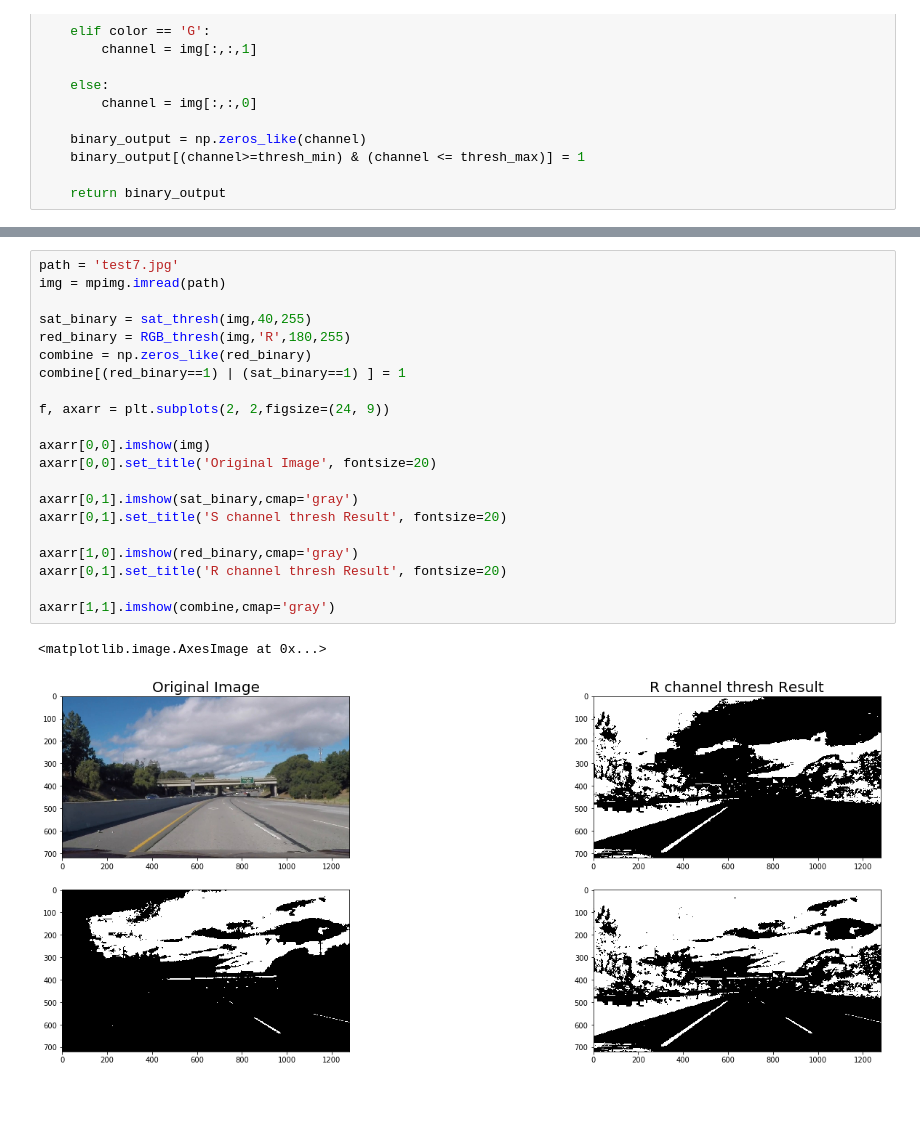
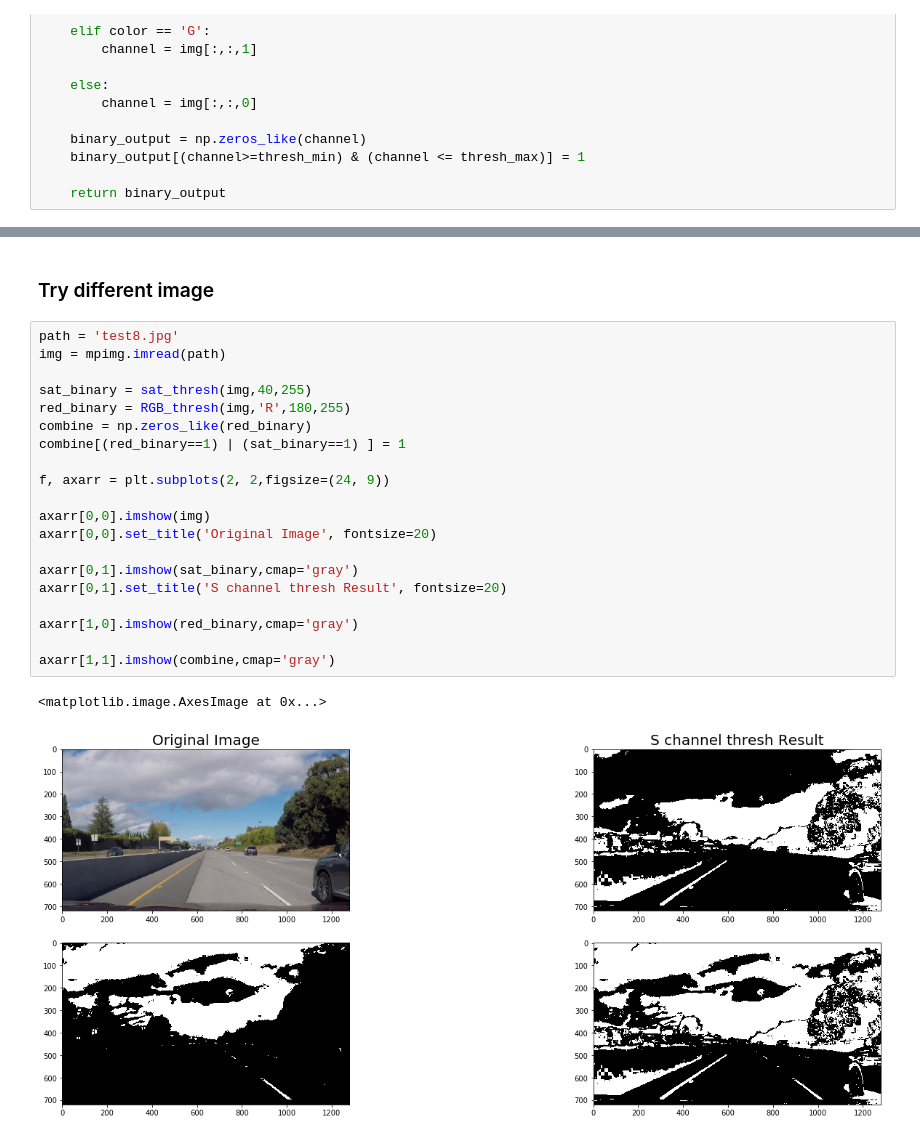
Before and after one commit to root221/CarND-Advanced-Lane-Lines, a Jupyter notebook: LaneFinding.ipynb, the cells around one changed output, grey strips where cells are left out. Saved outputs shown, nothing was run; the diff lists cells and outputs as text; blank space fills up the shorter version.

```diff
--- a/LaneFinding.ipynb
+++ b/LaneFinding.ipynb
@@ -166,24 +196,25 @@ def RGB_thresh(img,color,thresh_min,thresh_max):
+# %% [markdown]
+### Try different image
 # %%
-path = 'test7.jpg'
+path = 'test8.jpg'
 img = mpimg.imread(path)
 
 sat_binary = sat_thresh(img,40,255)
 red_binary = RGB_thresh(img,'R',180,255)
 combine = np.zeros_like(red_binary)
 combine[(red_binary==1) | (sat_binary==1) ] = 1
 
 f, axarr = plt.subplots(2, 2,figsize=(24, 9))
 
 axarr[0,0].imshow(img)
 axarr[0,0].set_title('Original Image', fontsize=20)
 
 axarr[0,1].imshow(sat_binary,cmap='gray')
 axarr[0,1].set_title('S channel thresh Result', fontsize=20)
 
 axarr[1,0].imshow(red_binary,cmap='gray')
-axarr[0,1].set_title('R channel thresh Result', fontsize=20)
 
 axarr[1,1].imshow(combine,cmap='gray')
 # %% [output]
 <matplotlib.image.AxesImage at 0x...>
-[figure, old version]
+[figure, new version]
```
Also changed, not shown: parts of 20 cells of this notebook.
